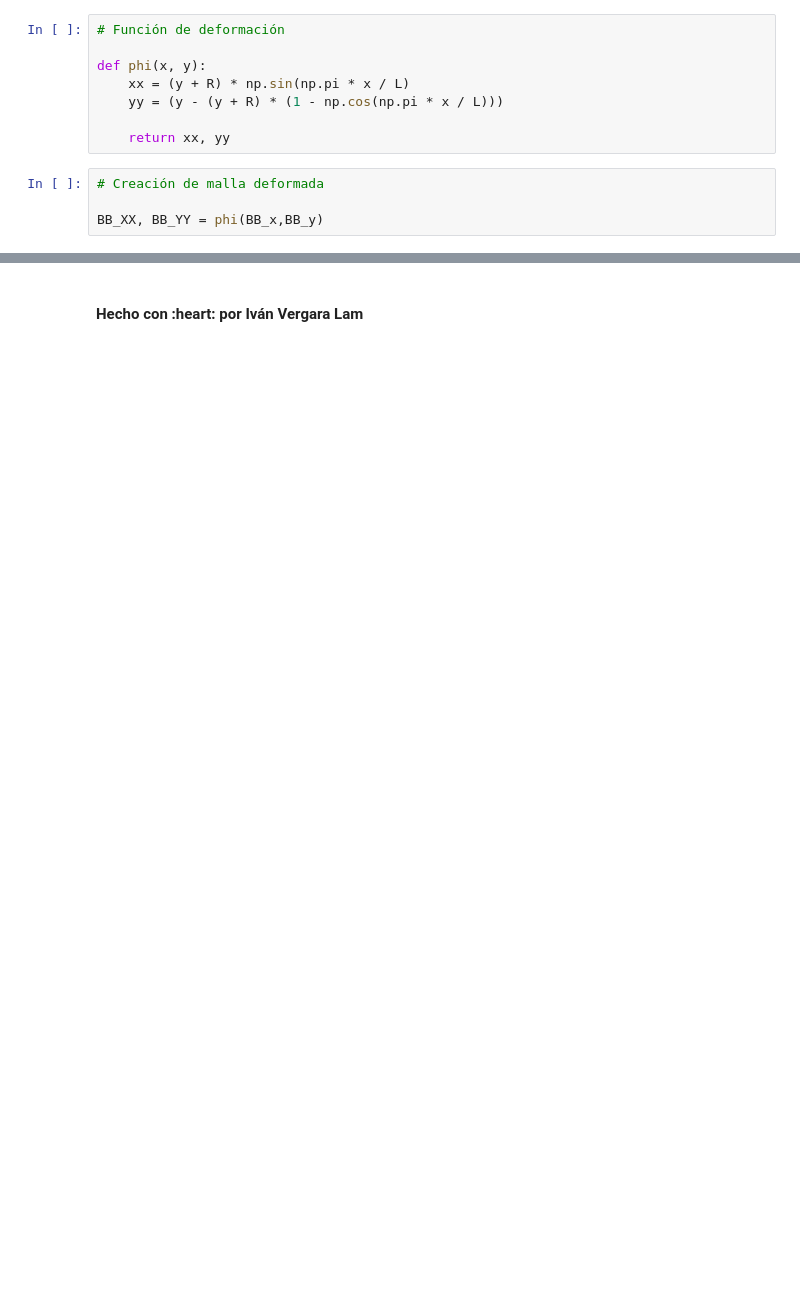
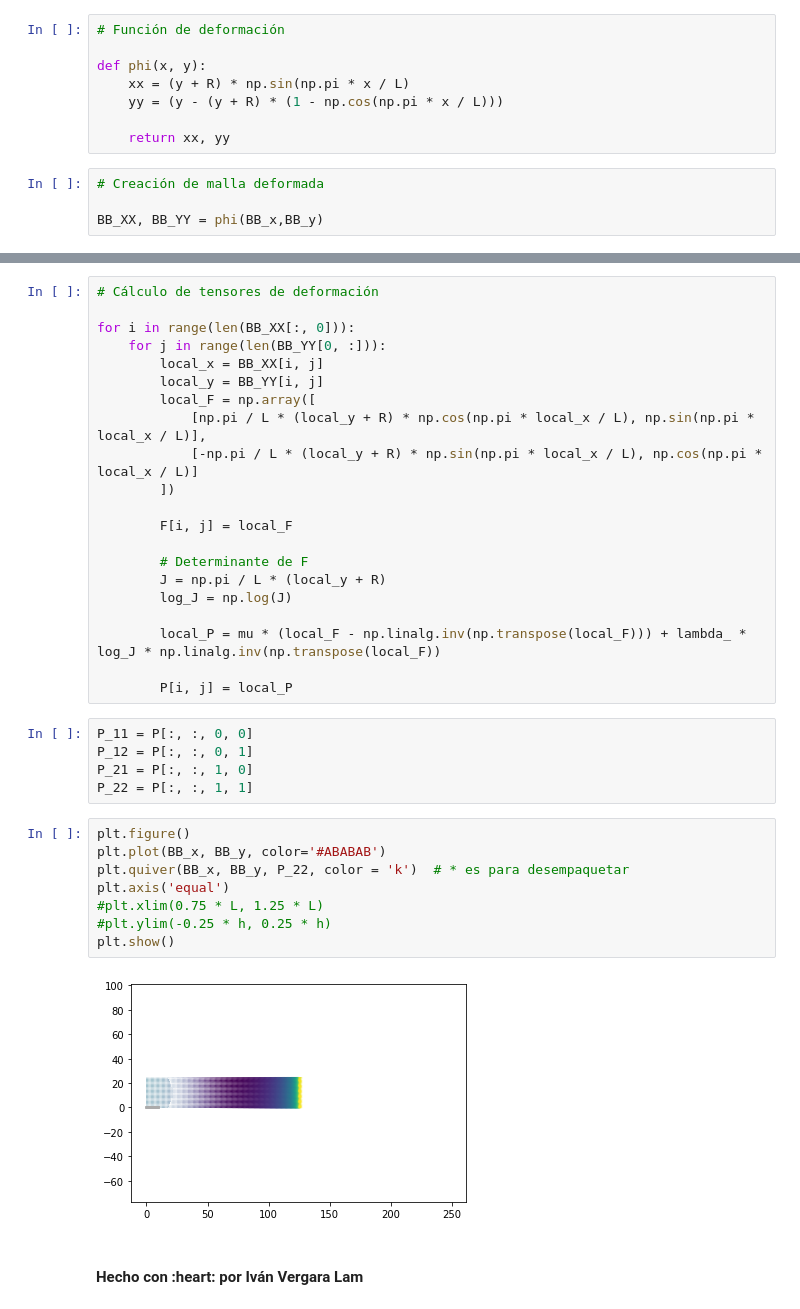
Before and after one commit to ivanvlam/IBM2020, a Jupyter notebook: Tarea 2/tarea-2.ipynb, the cells around one changed output, grey strips where cells are left out. Saved outputs shown, nothing was run; the diff lists cells and outputs as text; blank space fills up the shorter version.

```diff
--- a/Tarea 2/tarea-2.ipynb
+++ b/Tarea 2/tarea-2.ipynb
@@ -62,2 +75,38 @@ plt.plot()
+# %%
+# Cálculo de tensores de deformación
+
+for i in range(len(BB_XX[:, 0])):
+    for j in range(len(BB_YY[0, :])):
+        local_x = BB_XX[i, j]
+        local_y = BB_YY[i, j]
+        local_F = np.array([
+            [np.pi / L * (local_y + R) * np.cos(np.pi * local_x / L), np.sin(np.pi * local_x / L)],
+            [-np.pi / L * (local_y + R) * np.sin(np.pi * local_x / L), np.cos(np.pi * local_x / L)]
+        ])
+
+        F[i, j] = local_F
+
+        # Determinante de F
+        J = np.pi / L * (local_y + R)
+        log_J = np.log(J)
+
+        local_P = mu * (local_F - np.linalg.inv(np.transpose(local_F))) + lambda_ * log_J * np.linalg.inv(np.transpose(local_F))
+
+        P[i, j] = local_P
+# %%
+P_11 = P[:, :, 0, 0]
+P_12 = P[:, :, 0, 1]
+P_21 = P[:, :, 1, 0]
+P_22 = P[:, :, 1, 1]
+# %%
+plt.figure()
+plt.plot(BB_x, BB_y, color='#ABABAB')
+plt.quiver(BB_x, BB_y, P_22, color = 'k')  # * es para desempaquetar
+plt.axis('equal')
+#plt.xlim(0.75 * L, 1.25 * L)
+#plt.ylim(-0.25 * h, 0.25 * h)
+plt.show()
+# %% [output]
+[figure, added]
 # %% [markdown]
 #### Hecho con :heart: por Iván Vergara Lam
```
Also changed, not shown: parts of 6 cells of this notebook.
